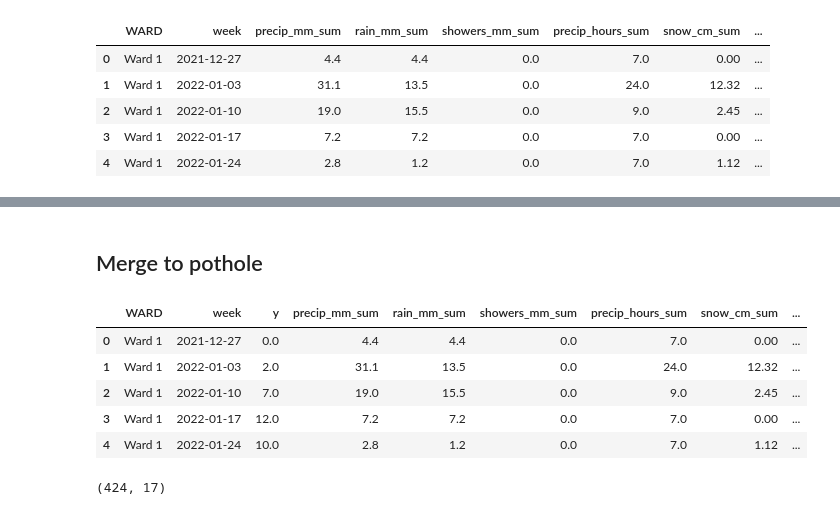
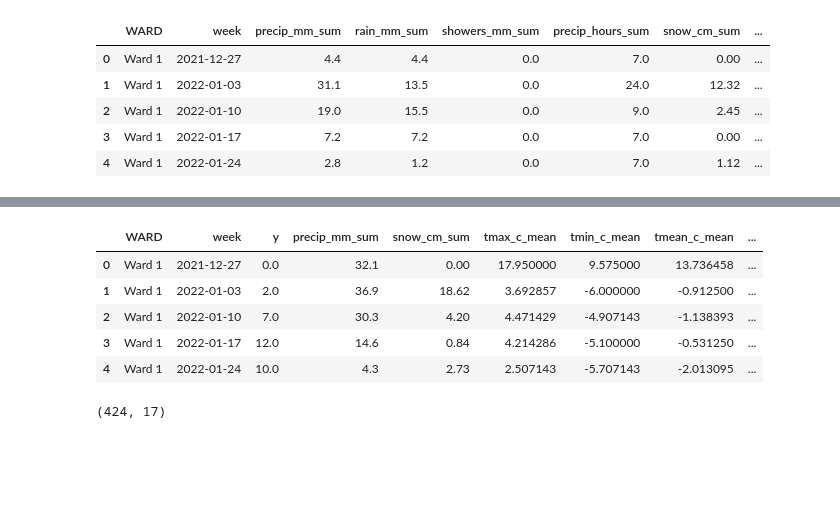
Before and after one commit to Erdos-Projects/spring-2026-dc-311, a Jupyter notebook: eda_2022.ipynb, the cells around one changed output, grey strips where cells are left out. Saved outputs shown, nothing was run; the diff lists cells and outputs as text; code cells hidden in the pictures; blank space fills up the shorter version.

```diff
--- a/eda_2022.ipynb
+++ b/eda_2022.ipynb
@@ -460,0 +684,12 @@ weather_weekly_all.head()
+# %%
+# Alias: keep downstream code unchanged while using API+cache implementation
+weather_daily_all = weather_daily_all_api_2022.copy()
+weather_weekly_all = weather_weekly_all_api_2022.copy()
+
+print("weather_daily_all shape:", weather_daily_all.shape)
+print("weather_weekly_all shape:", weather_weekly_all.shape)
+print("\nMissing values (daily, top 10):")
+print(weather_daily_all.isnull().sum().sort_values(ascending=False).head(10))
+print("\nMissing values (weekly, top 10):")
+print(weather_weekly_all.isnull().sum().sort_values(ascending=False).head(10))
+weather_weekly_all.head()
@@ -498,44 +758,33 @@ panel_w
 cols_x = [c for c in panel_w.columns if c.endswith("_x")]
 panel_w = panel_w.drop(columns=cols_x)
 panel_w.columns = [c[:-2] if c.endswith("_y") else c for c in panel_w.columns]
-# %% [markdown]
-## Merge to pothole
 # %%
-# Unify week
+# Unify join keys once
 panel["week"] = pd.to_datetime(panel["week"])
 weather_weekly_all["week"] = pd.to_datetime(weather_weekly_all["week"])
 
-# Unify ward
-weather_weekly_all["WARD"] = weather_weekly_all["WARD"].astype(str).str.strip()
-
-panel_w = panel.merge(weather_weekly_all, on=["WARD","week"], how="left")
-
-# safety: align types
 panel["WARD"] = panel["WARD"].astype(str).str.strip()
 weather_weekly_all["WARD"] = weather_weekly_all["WARD"].astype(str).str.strip()
 
-panel["week"] = pd.to_datetime(panel["week"])
-weather_weekly_all["week"] = pd.to_datetime(weather_weekly_all["week"])
-
-# merge weather features onto pothole panel
+# Merge weather features onto pothole panel
 panel_w = panel.merge(weather_weekly_all, on=["WARD", "week"], how="left")
 
-# fill missing weather (ward-wise median; then global median)
+# Fill missing weather (ward-wise median; then global median)
 weather_cols = [c for c in weather_weekly_all.columns if c not in ["WARD", "week"]]
 
 panel_w[weather_cols] = panel_w.groupby("WARD")[weather_cols].transform(
     lambda s: s.fillna(s.median())
 )
 panel_w[weather_cols] = panel_w[weather_cols].fillna(panel_w[weather_cols].median())
 
 panel_w.head()
 # %% [output]
-|  | WARD | week | y | precip_mm_sum | rain_mm_sum | showers_mm_sum | precip_hours_sum | snow_cm_sum | ... |
-| 0 | Ward 1 | 2021-12-27 | 0.0 | 4.4 | 4.4 | 0.0 | 7.0 | 0.00 | ... |
-| 1 | Ward 1 | 2022-01-03 | 2.0 | 31.1 | 13.5 | 0.0 | 24.0 | 12.32 | ... |
-| 2 | Ward 1 | 2022-01-10 | 7.0 | 19.0 | 15.5 | 0.0 | 9.0 | 2.45 | ... |
-| 3 | Ward 1 | 2022-01-17 | 12.0 | 7.2 | 7.2 | 0.0 | 7.0 | 0.00 | ... |
-| 4 | Ward 1 | 2022-01-24 | 10.0 | 2.8 | 1.2 | 0.0 | 7.0 | 1.12 | ... |
+|  | WARD | week | y | precip_mm_sum | snow_cm_sum | tmax_c_mean | tmin_c_mean | tmean_c_mean | ... |
+| 0 | Ward 1 | 2021-12-27 | 0.0 | 32.1 | 0.00 | 17.950000 | 9.575000 | 13.736458 | ... |
+| 1 | Ward 1 | 2022-01-03 | 2.0 | 36.9 | 18.62 | 3.692857 | -6.000000 | -0.912500 | ... |
+| 2 | Ward 1 | 2022-01-10 | 7.0 | 30.3 | 4.20 | 4.471429 | -4.907143 | -1.138393 | ... |
+| 3 | Ward 1 | 2022-01-17 | 12.0 | 14.6 | 0.84 | 4.214286 | -5.100000 | -0.531250 | ... |
+| 4 | Ward 1 | 2022-01-24 | 10.0 | 4.3 | 2.73 | 2.507143 | -5.707143 | -2.013095 | ... |
 # %%
 panel_w.shape
 # %% [output]
```
Also changed, not shown: parts of 29 cells of this notebook, 26 other files.
